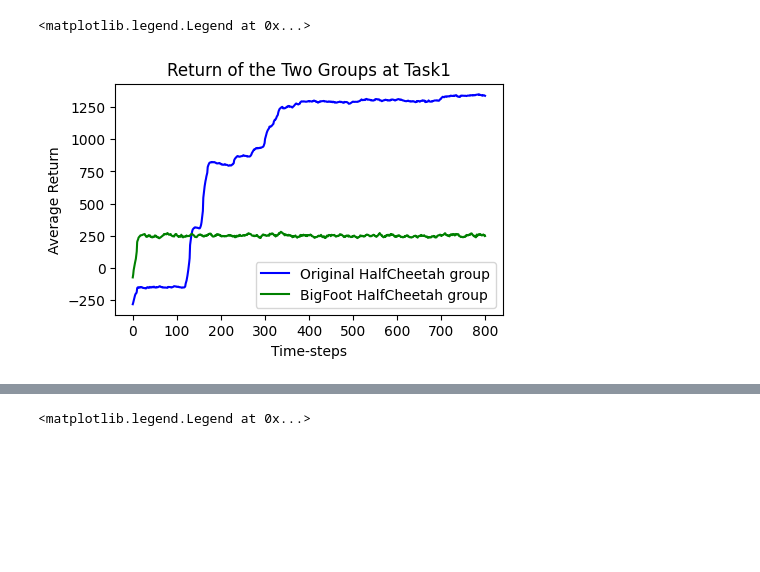
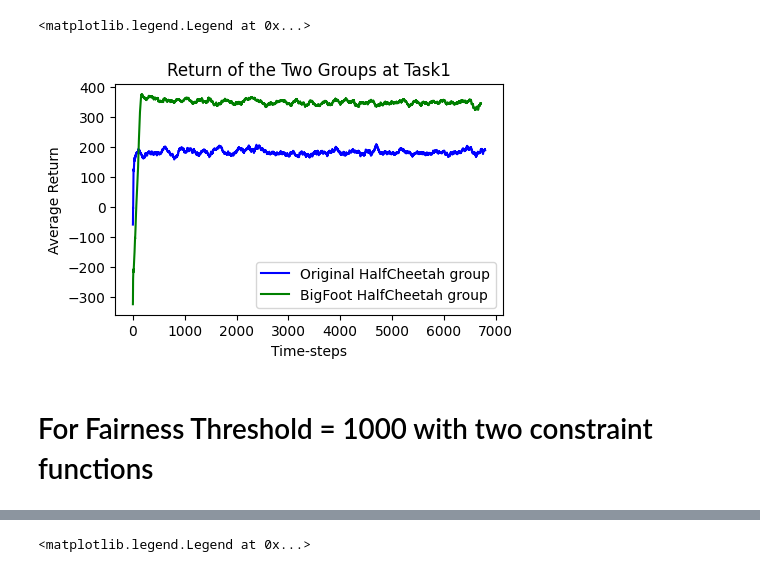
Before and after one commit to KefanSong/Code-for-Master-Thesis, a Jupyter notebook: Plotting Return.ipynb, the cells around one changed output, grey strips where cells are left out. Saved outputs shown, nothing was run; the diff lists cells and outputs as text; code cells hidden in the pictures; blank space fills up the shorter version.

Commit message:
rewrite the implementation in the main function

```diff
--- a/Plotting Return.ipynb
+++ b/Plotting Return.ipynb
@@ -5,0 +31,3 @@ import numpy as np
+# %%
+with open('focops_results/focops_inf_big_foot_half_cheetah_log_data_seed_1.pkl', 'rb') as f:
+    bigfoot = pickle.load(f)
@@ -8,23 +48,5 @@ import numpy as np
 # %%
-with open('focops_results/focops_baseline_0_HalfCheetah-v4_log_data_seed_0.pkl', 'rb') as f:
+with open('focops_results/focops_group fairness_0_HalfCheetah-v4_log_data_seed_1.pkl', 'rb') as f:
     group0 = pickle.load(f)
-with open('focops_results/focops_baseline_1_BigFootHalfCheetah_log_data_seed_0.pkl', 'rb') as f:
+with open('focops_results/focops_group fairness_1_BigFootHalfCheetah_log_data_seed_1.pkl', 'rb') as f:
     group1 = pickle.load(f)
-# %%
-group0_avgr_ten_seeds = []
-
-group1_avgr_ten_seeds = []
-
-for i in range(10):
-    with open('focops_results/focops_baseline_1_BigFootHalfCheetah_log_data_seed_'+str(i)+'.pkl', 'rb') as f:
-        group1 = pickle.load(f)['AvgR'][:800]
-
-    smoothed_data = [np.mean(group1[i:i+10]) for i in range(0, len(group1), 10)]
-    group1_avgr_ten_seeds.append(smoothed_data)
-
-for i in range(10):
-    with open('focops_results/focops_baseline_0_HalfCheetah-v4_log_data_seed_'+str(i)+'.pkl', 'rb') as f:
-        group0 = pickle.load(f)['AvgR'][:800]
-
-    smoothed_data = [np.mean(group0[i:i+10]) for i in range(0, len(group0), 10)]
-    group0_avgr_ten_seeds.append(smoothed_data)
@@ -67,13 +53,15 @@ plt.show()
 # %%
 plt.figure(figsize=(5, 3))
 
-plt.plot(group0['AvgR'][:800],label='Original HalfCheetah group', color='blue')
-plt.plot(group1['AvgR'][:800],label='BigFoot HalfCheetah group', color='green')
+plt.plot(group0['AvgR'],label='Original HalfCheetah group', color='blue')
+plt.plot(group1['AvgR'],label='BigFoot HalfCheetah group', color='green')
 
 plt.title("Return of the Two Groups at Task1")
 plt.xlabel('Time-steps')
 plt.ylabel('Average Return')
 plt.legend()
 # %% [output]
 <matplotlib.legend.Legend at 0x...>
-[figure, old version]
+[figure, new version]
+# %% [markdown]
+# For Fairness Threshold = 1000 with two constraint functions
```
Also changed, not shown: parts of 20 cells of this notebook, 39 other files.
